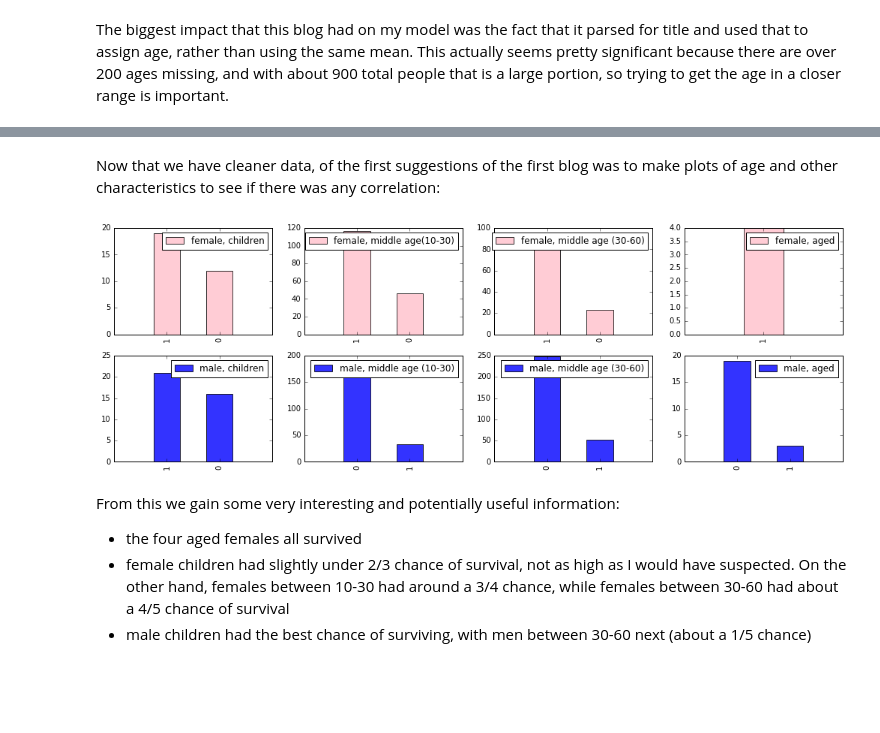
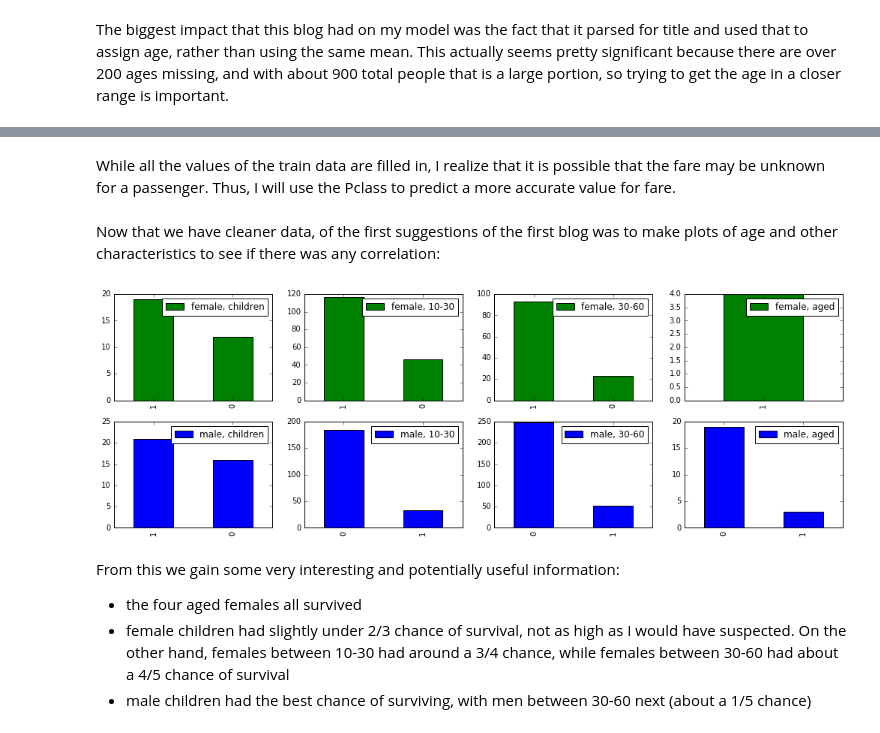
Before and after one commit to paulruvolo/DataScience16WarmupProject, a Jupyter notebook: model_iteration_2.ipynb, the cells around one changed output, grey strips where cells are left out. Cells and saved outputs as stored; diff of their text form; code cells hidden in the pictures; blank space fills up the shorter version.

```diff
--- a/model_iteration_2.ipynb
+++ b/model_iteration_2.ipynb
@@ -98,67 +166,71 @@ train.describe()
+# %% [markdown]
+While all the values of the train data are filled in, I realize that it is possible that the fare may be unknown for a passenger. Thus, I will use the Pclass to predict a more accurate value for fare.
+# %%
+p1 = train[train.Pclass == 1]
+p2 = train[train.Pclass == 2]
+p3 = train[train.Pclass == 3]
+train.loc[train.Fare.isnull() & (train.Pclass == 1), 'Fare'] = p1.Fare.mean()
+train.loc[train.Fare.isnull() & (train.Pclass == 2), 'Fare'] = p2.Fare.mean()
+train.loc[train.Fare.isnull() & (train.Pclass == 3), 'Fare'] = p3.Fare.mean()
+test.loc[test.Fare.isnull() & (test.Pclass == 1), 'Fare'] = p1.Fare.mean()
+test.loc[test.Fare.isnull() & (test.Pclass == 2), 'Fare'] = p2.Fare.mean()
+test.loc[test.Fare.isnull() & (test.Pclass == 3), 'Fare'] = p3.Fare.mean()
 # %% [markdown]
 Now that we have cleaner data, of the first suggestions of the first blog was to make plots of age and other characteristics to see if there was any correlation:
 # %%
-fig = plt.figure(figsize=(20,6), dpi=1600 )
-a=0.8
+female = train[train.Sex == 0]
+male = train[train.Sex == 1]
+fig = plt.figure(figsize=(20,6))
 
 plt.subplots_adjust(bottom=0.1, right=0.8, top=2)
 
 ##gender and age
 #female
-ax7 = fig.add_subplot(5,4,12)
-female_aged = train.Survived[train.Sex == 'female'][train.AgeFill >= 60].value_counts()
-female_aged.plot(kind='bar', label='female, aged', color='pink', alpha=a)
+ax1 = fig.add_subplot(5,4,12)
+female_aged = female.Survived[female.AgeFill >= 60].value_counts()
+female_aged.plot(kind='bar', color='green', label='female, aged')
+plt.legend(loc='best')
 
-ax7.set_xlim(-1, len(female_aged))
+ax2 = fig.add_subplot(5,4,9)
+female_child = female.Survived[female.AgeFill <= 10].value_counts()
+female_child.plot(kind='bar', color='green', label='female, children')
 plt.legend(loc='best')
-ax8 = fig.add_subplot(5,4,9)
-female_child = train.Survived[train.Sex == 'female'][train.AgeFill <= 10].value_counts()
-female_child.plot(kind='bar', label='female, children', color='pink', alpha=a)
 
-ax8.set_xlim(-1, len(female_child))
+ax3 = fig.add_subplot(5,4,10)
+female_midage = female.Survived[female.AgeFill>10][female.AgeFill<=30].value_counts()
+female_midage.plot(kind='bar', color='green', label='female, 10-30')
 plt.legend(loc='best')
-ax9 = fig.add_subplot(5,4,10)
-female_middleage = train.Survived[train.Sex == 'female'][train.AgeFill>10][train.AgeFill<=30].value_counts()
-female_middleage.plot(kind='bar', label='female, middle age(10-30)', color='pink', alpha=a)
 
-ax9.set_xlim(-1, len(female_middleage))
-plt.legend(loc='best')
-ax9 = fig.add_subplot(5,4,11)
-female_middleage = train.Survived[train.Sex == 'female'][train.AgeFill>30][train.AgeFill<60].value_counts()
-female_middleage.plot(kind='bar', label='female, middle age (30-60)', color='pink', alpha=a)
-
-ax9.set_xlim(-1, len(female_middleage))
+ax4 = fig.add_subplot(5,4,11)
+female_middleage = female.Survived[female.AgeFill>30][female.AgeFill<60].value_counts()
+female_middleage.plot(kind='bar', color='green', label='female, 30-60')
 plt.legend(loc='best')
 
 #male
 
-ax10 = fig.add_subplot(5,4,16)
-male_aged = train.Survived[train.Sex == 'male'][train.AgeFill >= 60].value_counts()
-male_aged.plot(kind='bar', label='male, aged', color='blue', alpha=a)
+ax5 = fig.add_subplot(5,4,16)
+male_aged = male.Survived[male.AgeFill >= 60].value_counts()
+male_aged.plot(kind='bar', label='male, aged')
+plt.legend(loc='best')
 
-ax10.set_xlim(-1, len(male_aged))
+ax6 = fig.add_subplot(5,4,13)
+male_child = male.Survived[male.AgeFill <= 10].value_counts()
+male_child.plot(kind='bar', label='male, children')
 plt.legend(loc='best')
-ax11 = fig.add_subplot(5,4,13)
-male_child = train.Survived[train.Sex == 'male'][train.AgeFill <= 10].value_counts()
-male_child.plot(kind='bar', label='male, children', color='blue', alpha=a)
 
-ax11.set_xlim(-1, len(male_child))
+ax7 = fig.add_subplot(5,4,14)
+male_midage = male.Survived[male.AgeFill>10][male.AgeFill<=30].value_counts()
+male_midage.plot(kind='bar', label='male, 10-30')
 plt.legend(loc='best')
-ax12 = fig.add_subplot(5,4,14)
-male_middleage = train.Survived[train.Sex == 'male'][train.AgeFill>10][train.AgeFill<=30].value_counts()
-male_middleage.plot(kind='bar', label='male, middle age (10-30)', color='blue', alpha=a)
 
-ax12.set_xlim(-1, len(male_middleage))
+ax8 = fig.add_subplot(5,4,15)
+male_middleage = male.Survived[male.AgeFill>30][male.AgeFill<60].value_counts()
+male_middleage.plot(kind='bar', label='male, 30-60')
 plt.legend(loc='best')
-ax12 = fig.add_subplot(5,4,15)
-male_middleage = train.Survived[train.Sex == 'male'][train.AgeFill>30][train.AgeFill<60].value_counts()
-male_middleage.plot(kind='bar', label='male, middle age (30-60)', color='blue', alpha=a)
 
-ax12.set_xlim(-1, len(male_middleage))
-plt.legend(loc='best')
 plt.show()
 # %% [output]
-[figure, old version]
+[figure, new version]
 # %% [markdown]
 From this we gain some very interesting and potentially useful information:
 - the four aged females all survived
```
Also changed, not shown: parts of 22 cells of this notebook.
